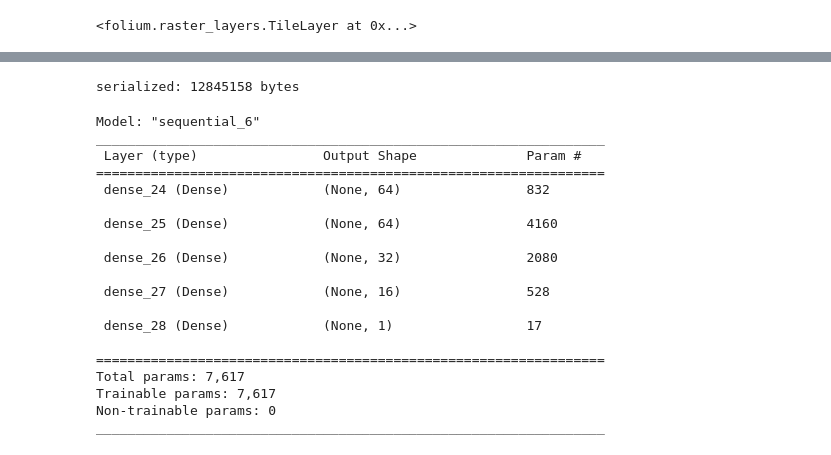
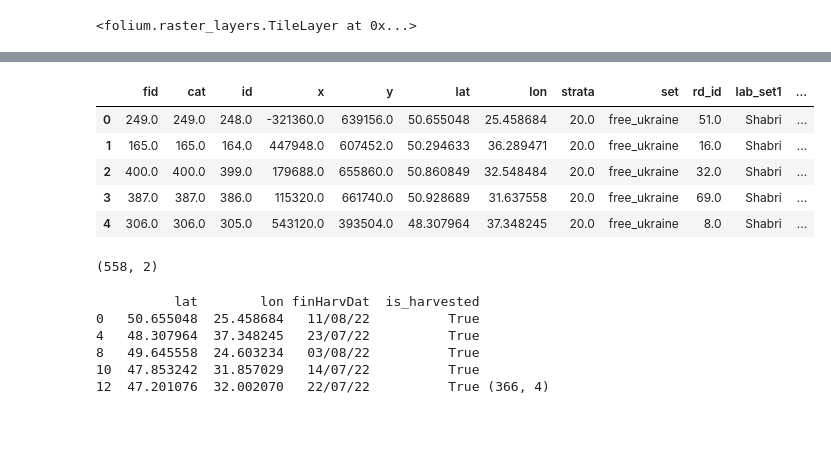
Before and after one commit to ta0a2000t/NASA_Harvest_repo, a Jupyter notebook: Harvest_Event_Detec/harvest_event_detec/sandbox.ipynb, the cells around one changed output, grey strips where cells are left out. Cells and saved outputs as stored; diff of their text form; code cells hidden in the pictures; blank space fills up the shorter version.

```diff
--- a/Harvest_Event_Detec/harvest_event_detec/sandbox.ipynb
+++ b/Harvest_Event_Detec/harvest_event_detec/sandbox.ipynb
@@ -328,15 +123,0 @@ skipping
-# %%
-def serialize(inputs: np.ndarray, labels: np.ndarray) -> bytes:
-    features = {
-        name: tf.train.Feature(
-            bytes_list=tf.train.BytesList(value=[tf.io.serialize_tensor(data).numpy()])
-        )
-        for name, data in {"inputs": inputs, "labels": labels}.items()
-    }
-    example = tf.train.Example(features=tf.train.Features(feature=features))
-    return example.SerializeToString()
-
-serialized = serialize(testing_inputs, testing_labels)
-print(f"serialized: {len(serialized)} bytes")
-# %% [output]
-serialized: 12845158 bytes
@@ -348,28 +123,0 @@ X, Y = training_bands_np, training_labels_np
-# %%
-model = Sequential()
-model.add(Dense(64, input_dim=X.shape[1], activation='relu'))
-model.add(Dense(64, activation='relu'))
-model.add(Dense(32, activation='relu'))
-model.add(Dense(16, activation='relu'))
-model.add(Dense(1, activation='sigmoid'))
-model.summary()
-# %% [output]
-Model: "sequential_6"
-_________________________________________________________________
- Layer (type)                Output Shape              Param #
-=================================================================
- dense_24 (Dense)            (None, 64)                832
-
- dense_25 (Dense)            (None, 64)                4160
-
- dense_26 (Dense)            (None, 32)                2080
-
- dense_27 (Dense)            (None, 16)                528
-
- dense_28 (Dense)            (None, 1)                 17
-
-=================================================================
-Total params: 7,617
-Trainable params: 7,617
-Non-trainable params: 0
-_________________________________________________________________
@@ -377,0 +124,27 @@ model.compile(loss = 'binary_crossentropy', optimizer='adam', metrics=['categori
+# %%
+shapeFile = geopandas.read_file("../data/validation_data/merged_harvest_validation_20220919.shp")
+shapeFile.head()
+# %% [output]
+|  | fid | cat | id | x | y | lat | lon | strata | set | rd_id | lab_set1 | ... |
+| 0 | 249.0 | 249.0 | 248.0 | -321360.0 | 639156.0 | 50.655048 | 25.458684 | 20.0 | free_ukraine | 51.0 | Shabri | ... |
+| 1 | 165.0 | 165.0 | 164.0 | 447948.0 | 607452.0 | 50.294633 | 36.289471 | 20.0 | free_ukraine | 16.0 | Shabri | ... |
+| 2 | 400.0 | 400.0 | 399.0 | 179688.0 | 655860.0 | 50.860849 | 32.548484 | 20.0 | free_ukraine | 32.0 | Shabri | ... |
+| 3 | 387.0 | 387.0 | 386.0 | 115320.0 | 661740.0 | 50.928689 | 31.637558 | 20.0 | free_ukraine | 69.0 | Shabri | ... |
+| 4 | 306.0 | 306.0 | 305.0 | 543120.0 | 393504.0 | 48.307964 | 37.348245 | 20.0 | free_ukraine | 8.0 | Shabri | ... |
+# %%
+lons_lats_np = np.array(shapeFile[['lon', 'lat']].dropna())
+print(lons_lats_np.shape)
+# %% [output]
+(558, 2)
+# %%
+df = shapeFile[['lat', 'lon', 'val_set1', 'finHarvDat']].dropna()
+df['is_harvested'] = df['val_set1'] == 1
+df = df.drop(['val_set1'], axis=1)
+print(df.head(), df.shape) # (366, 4)
+# %% [output]
+          lat        lon finHarvDat  is_harvested
+0   50.655048  25.458684   11/08/22          True
+4   48.307964  37.348245   23/07/22          True
+8   49.645558  24.603234   03/08/22          True
+10  47.853242  31.857029   14/07/22          True
+12  47.201076  32.002070   22/07/22          True (366, 4)
```
Also changed, not shown: parts of 51 cells of this notebook, 4 other files.
